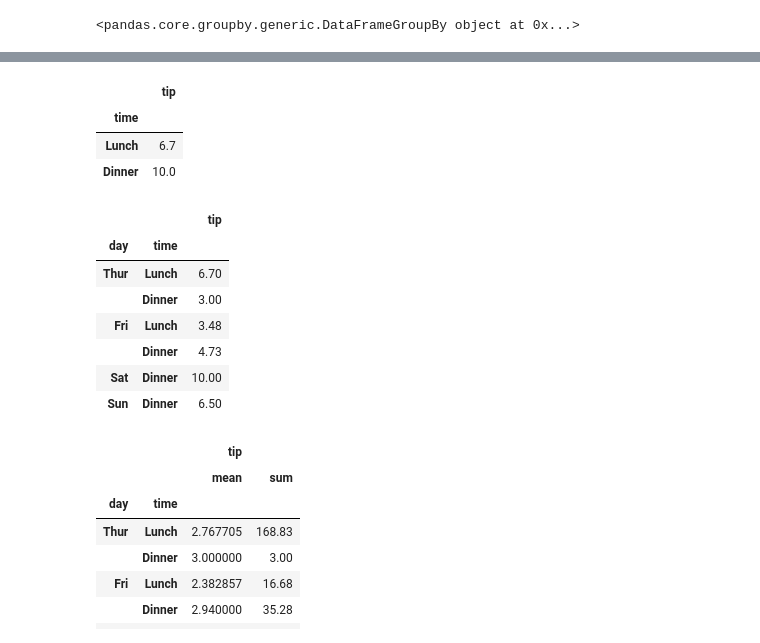
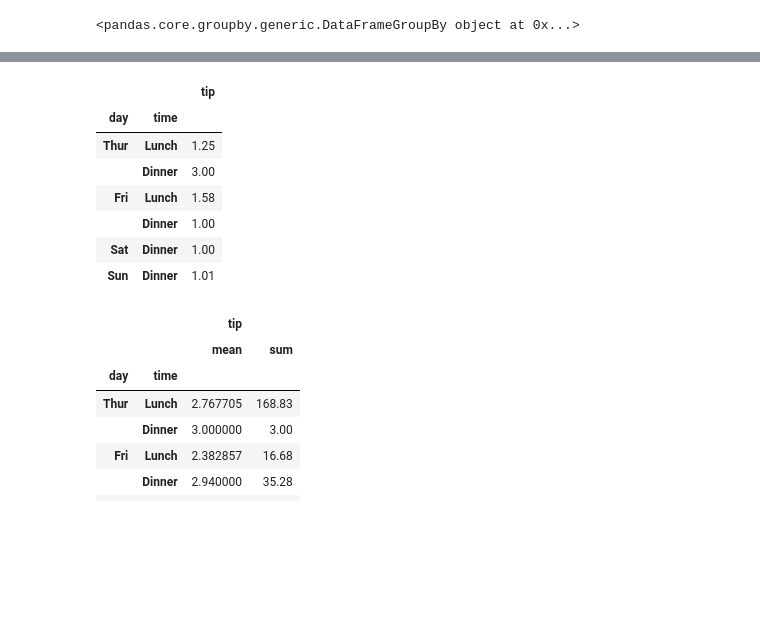
Before and after one commit to stringfestdata/oreilly-shortcuts-pandas-data-analysis, a Jupyter notebook: 8-aggregation/aggregating-data-finish.ipynb, the cells around one changed output, grey strips where cells are left out. Drawn from its saved outputs; the diff is of its cells as text; code cells hidden in the pictures; blank space fills up the shorter version.

```diff
--- a/8-aggregation/aggregating-data-helper.ipynb
+++ b/8-aggregation/aggregating-data-finish.ipynb
@@ -28,21 +35,14 @@ tips_grouped[['tip']].mean()
 # %%
-tips.groupby('time', observed=True)[['tip']].max()
+tips.groupby(['day', 'time'], observed=True)[['tip']].min()
 # %% [output]
-|  | tip |
-| time |  |
-| Lunch | 6.7 |
-| Dinner | 10.0 |
+|  |  | tip |
+| day | time |  |
+| Thur | Lunch | 1.25 |
+|  | Dinner | 3.00 |
+| Fri | Lunch | 1.58 |
+|  | Dinner | 1.00 |
+| Sat | Dinner | 1.00 |
+| Sun | Dinner | 1.01 |
-# %%
-tips.groupby(['day', 'time'], observed=True)[['tip']].max()
-# %% [output]
-|  |  | tip |
-| day | time |  |
-| Thur | Lunch | 6.70 |
-|  | Dinner | 3.00 |
-| Fri | Lunch | 3.48 |
-|  | Dinner | 4.73 |
-| Sat | Dinner | 10.00 |
-| Sun | Dinner | 6.50 |
 # %%
 tips.groupby(['day', 'time'], observed=True)[['tip']].agg(['mean', 'sum'])
 # %% [output]
```
Also changed, not shown: parts of 2 cells of this notebook, 15 other files.
